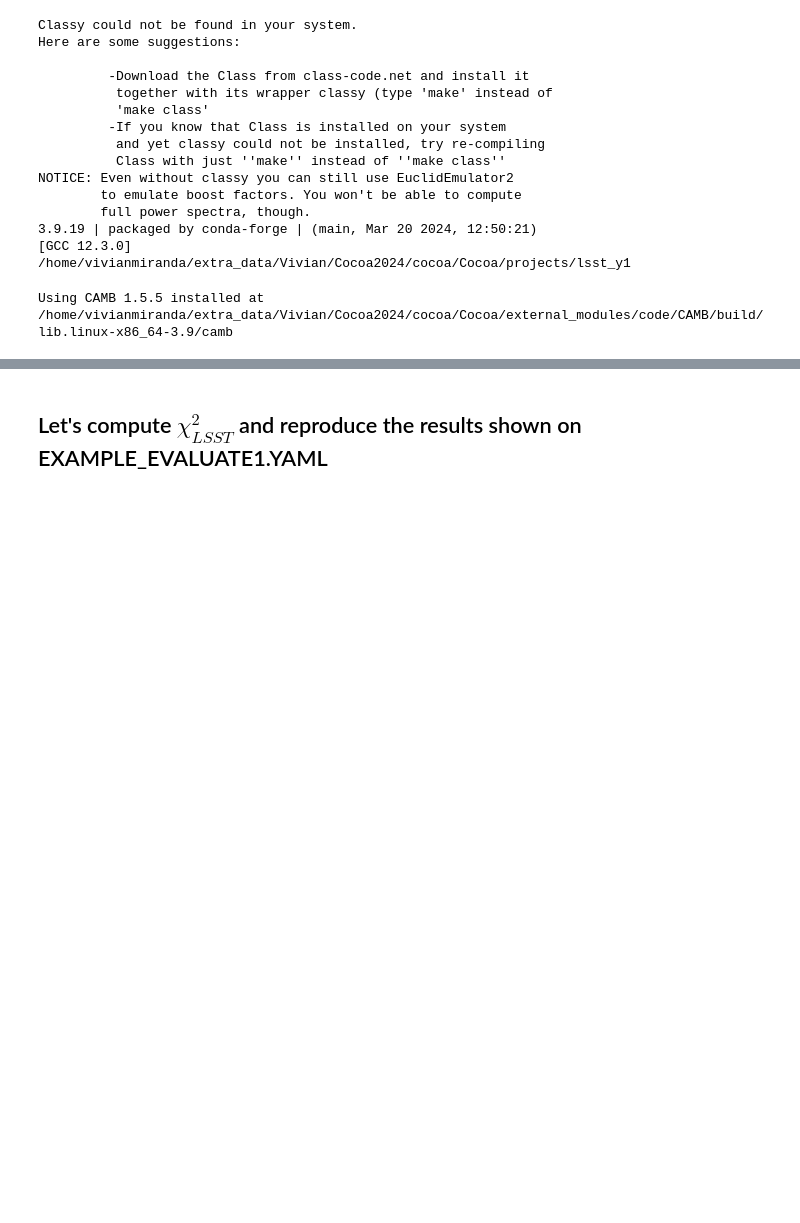
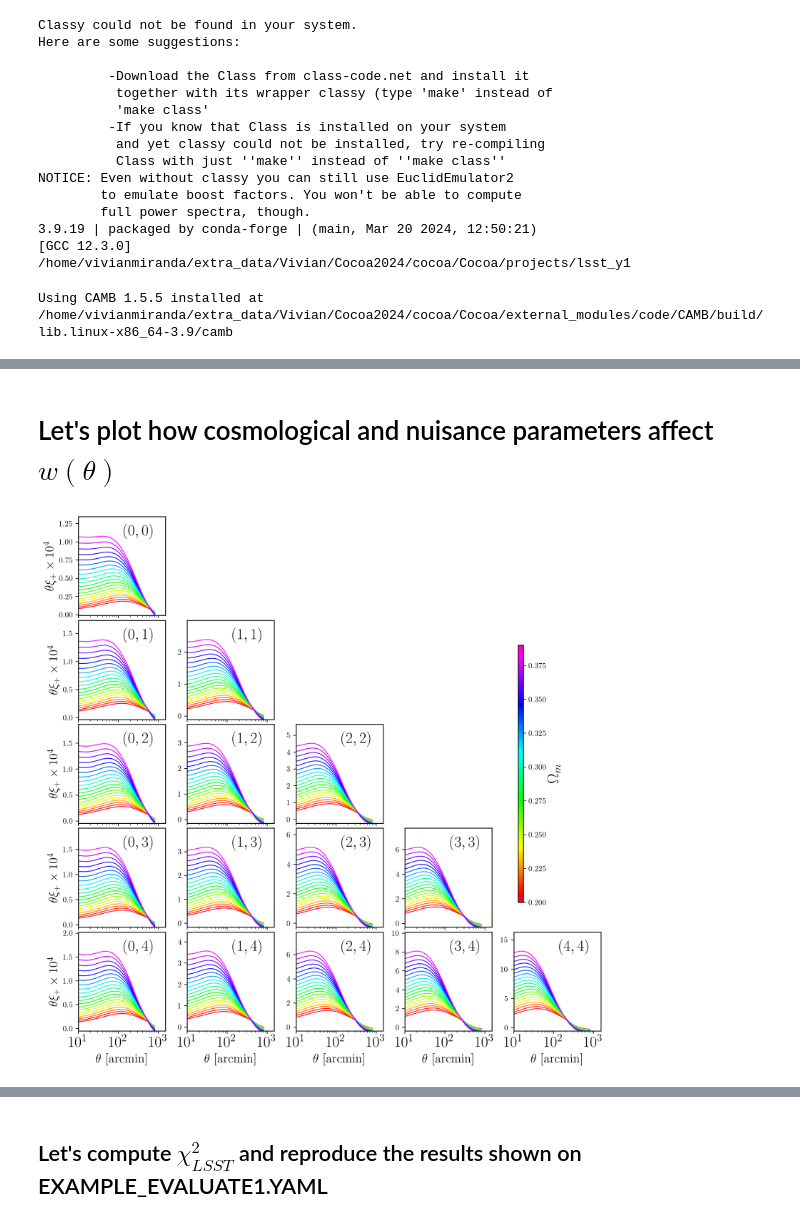
Before and after one commit to SBU-COSMOLIKE/cocoa_lsst_y1, a Jupyter notebook: EXAMPLE_EVALUATE1.ipynb, the cells around one changed output, grey strips where cells are left out. Drawn from its saved outputs; the diff is of its cells as text; code cells hidden in the pictures; blank space fills up the shorter version.

```diff
--- a/EXAMPLE_EVALUATE1.ipynb
+++ b/EXAMPLE_EVALUATE1.ipynb
@@ -102,0 +530,16 @@ omegamh2 = lambda omegam, H0: omegam*(H0/100)**2
+# %%
+ell = np.arange(25., 1500., 10.) # Make sure arange are with float numbers (otherwise there are aliasing problems)
+
+cosmo = np.arange(0.85, 1.1, 0.01)
+
+result = []
+for x in cosmo:
+    (CSS, tmp) = C_ss_tomo_limber(ell=ell, ns=x)
+    result.append(CSS)
+
+# Plot the Ratio over ref cosmology
+(CSSREF, tmp) = C_ss_tomo_limber(ell=ell)
+
+plot_delta_C_ss_tomo_limber(ell, CSSREF, cosmo, result, label="$n_s$")
+# %% [markdown]
+# Let's plot how cosmological and nuisance parameters affect $w(\theta)$
@@ -102,0 +640,23 @@ omegamh2 = lambda omegam, H0: omegam*(H0/100)**2
+# %%
+cosmo = np.arange(0.2, 0.4, 0.01)
+
+result = []
+for x in cosmo:
+    result.append(  wtheta(ntheta,
+                           theta_min_arcmin,
+                           theta_max_arcmin,
+                           x,
+                           omegab,
+                           H0,
+                           ns,
+                           As_1e9,
+                           w,
+                           w0pwa,
+                           LSST_A1_1,
+                           LSST_A1_2
+                          )
+                 )
+
+plot_wtheta(pm = 1, cosmo = cosmo, result = result, label = "$\Omega_m$")
+# %% [output]
+[figure, added]
```
Also changed, not shown: parts of 21 cells of this notebook, 1 other file.
